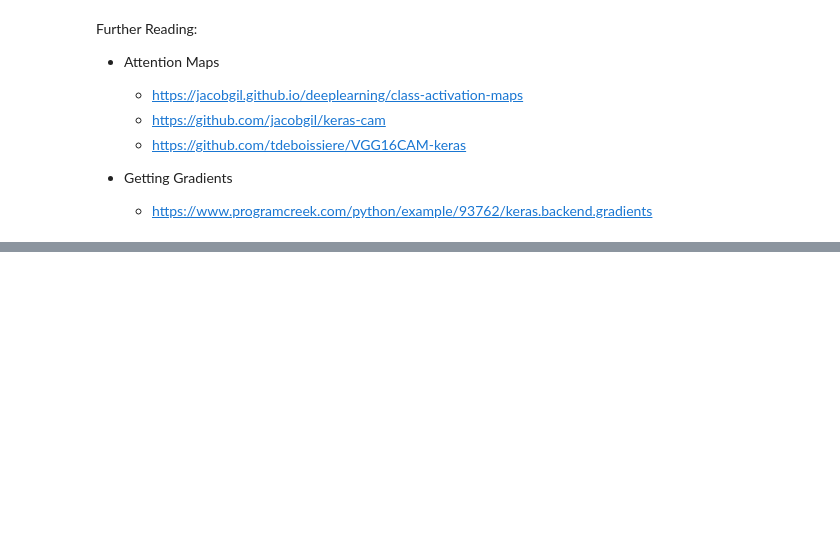
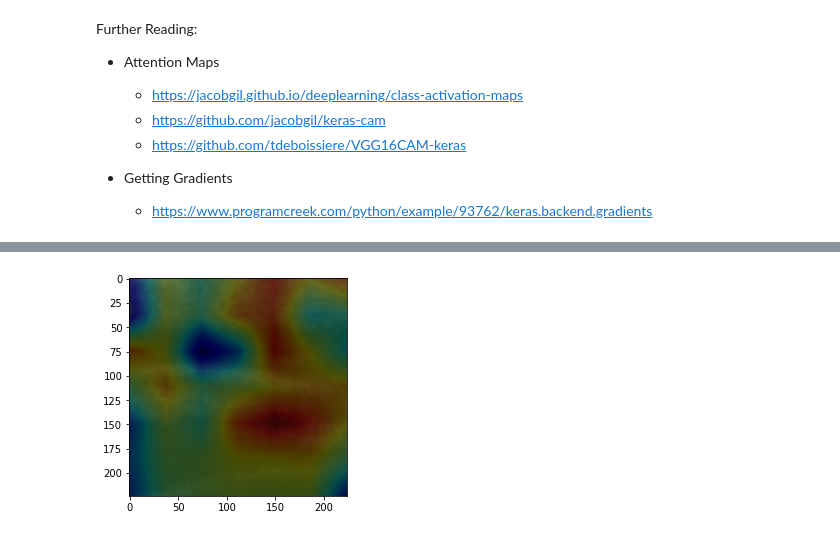
Before and after one commit to jordancoil/dental-lesions, a Jupyter notebook: GuidedAttentionInferenceNetwork-Test.py.ipynb, the cells around one changed output, grey strips where cells are left out. Saved outputs shown, nothing was run; the diff lists cells and outputs as text; code cells hidden in the pictures; blank space fills up the shorter version.

```diff
--- a/GuidedAttentionInferenceNetwork-Test.py.ipynb
+++ b/GuidedAttentionInferenceNetwork-Test.py.ipynb
@@ -72,7 +74,6 @@ class ModelParameters:
                  row_scale_factor=4,
                  col_scale_factor=4,
                  n_channels=3,
-                 using_imagenet=False,
                  shuffle=False):
 
         self.training_data_path = training_data_path
@@ -86,11 +87,6 @@ class ModelParameters:
         self.n_channels = n_channels
         self.shuffle = shuffle
 
-        if using_imagenet:
-            self.row_dimension = 224
-            self.col_dimension = 224
-            self.n_channels = 3
-
 
 class ImagePreprocessor:
 
@@ -103,19 +99,15 @@ class ImagePreprocessor:
     def preprocess(self, image):
         image = cv2.resize(image, (self.row_dimension, self.col_dimension))
         # image = np.reshape(image, (image.shape[0], image.shape[1], self.n_channels))
-        image /= 255
+        image = np.true_divide(image, 255)
         return image
 
     def load_image(self, image_id):
         image = cv2.imread(self.image_path + image_id + '.jpg')
         if self.n_channels == 1:
             image = cv2.cvtColor(image, cv2.COLOR_BGR2GRAY) # Convert Color to Greyscalle (1 channel)
-            np_image = np.zeros(shape=(image.shape[0], image.shape[1]))
-        else:
-            np_image = np.zeros(shape=(image.shape[0], image.shape[1], self.n_channels))
 
-        np_image[:,:] = image
-        return np_image
+        return image
 
 class ImageBatchGenerator(keras.utils.Sequence):
 
@@ -171,6 +163,7 @@ class ImageBatchGenerator(keras.utils.Sequence):
 
         # Generate one batch of data
         X, y = self.__generator(batch_image_ids)
+
         return X, y
 
     def __generator(self, batch_image_ids):
@@ -183,6 +176,7 @@ class ImageBatchGenerator(keras.utils.Sequence):
 
         X = np.empty((self.batch_size, *self.dimensions, self.n_channels))
         y = np.empty((self.batch_size), dtype=int)
+
 
         for index, imageid in enumerate(batch_image_ids):
             image = self._imageProcessor.load_image(imageid)
@@ -202,12 +196,15 @@ class PredictGenerator:
         self.image_ids = image_ids
 
     def predict(self, model):
+
         y = np.empty(shape=(len(self.image_ids)))
+
         for n in range(len(self.image_ids)):
             image = self.image_processor.load_image(self.image_ids[n])
             image = self.image_processor.preprocess(image)
             image = image.reshape((1, *image.shape))
             y[n] = model.predict(image)
+
         return y
 # %%
 from keras.layers import Dense
@@ -452,0 +391,11 @@ InvalidArgumentError: Input to reshape is a tensor with 10976 values, but the re
+# %%
+fig, ax = plt.subplots()
+
+heatmap = generate_heatmap(model, "0001-0", image_processor)
+original_image = image_processor.load_image("0001-0")
+
+ax.imshow(original_image)
+ax.imshow(heatmap, cmap='jet', alpha=0.3)
+plt.show()
+# %% [output]
+[figure, added]
```
Also changed, not shown: parts of 17 cells of this notebook, 1 other file.
